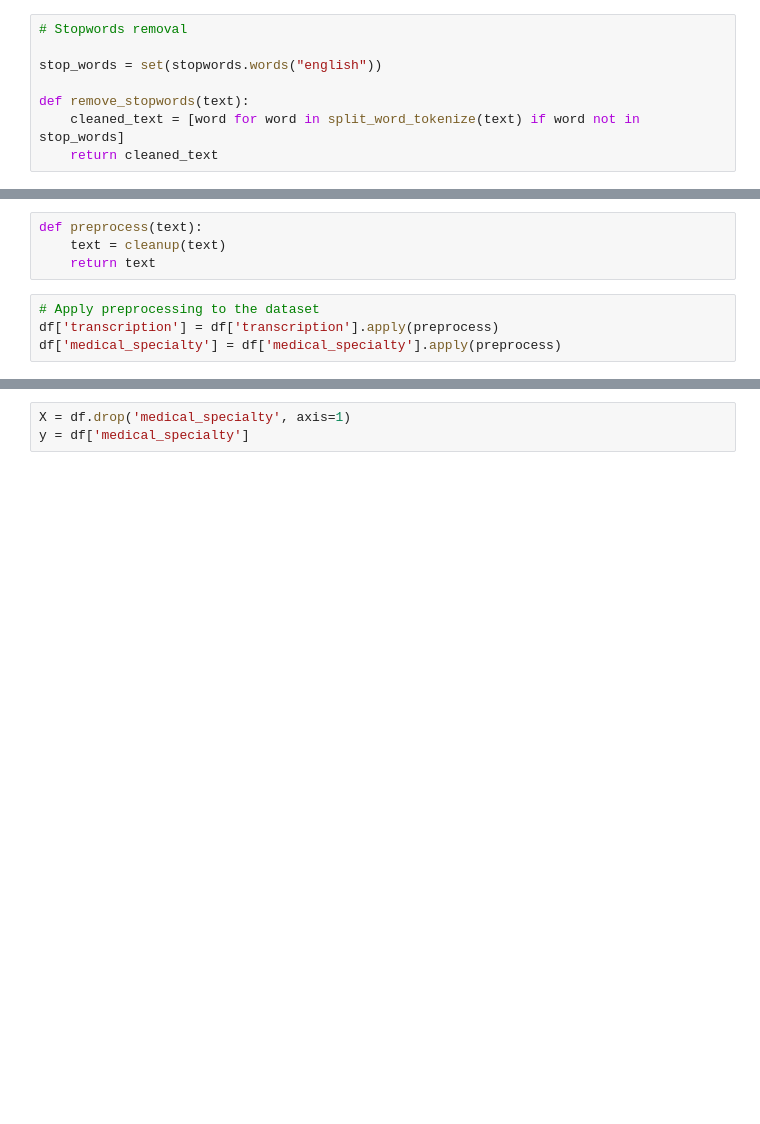
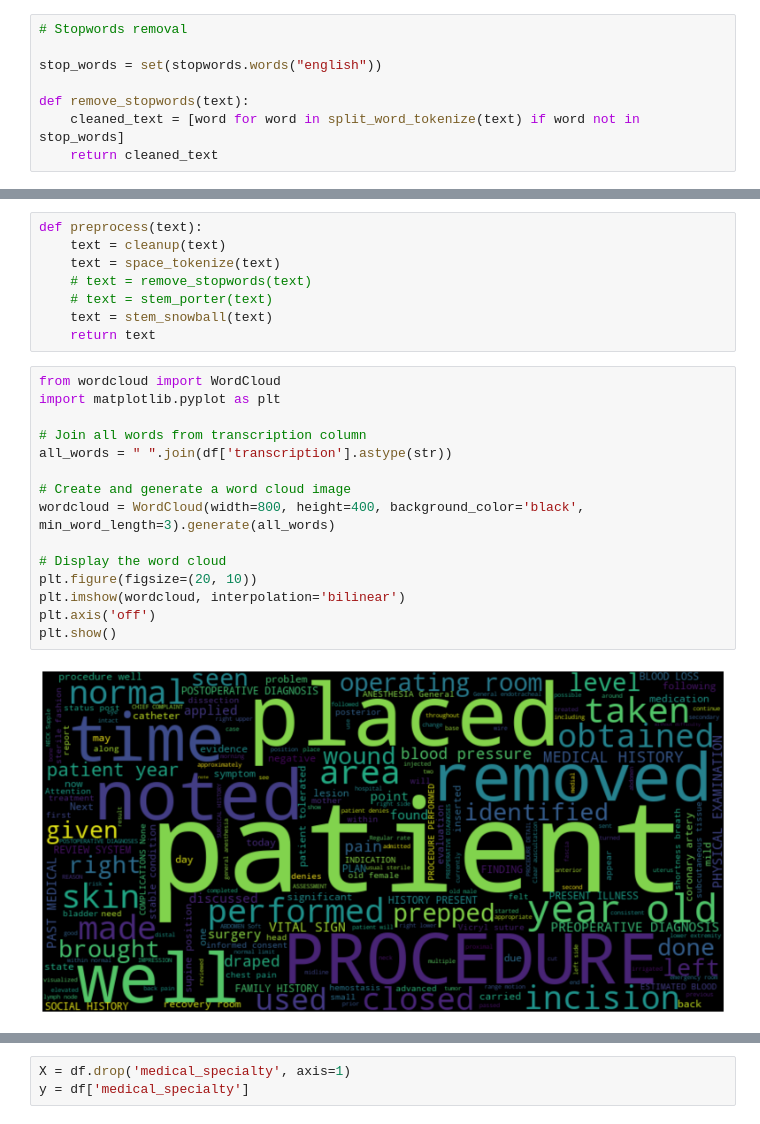
Before and after one commit to NourHabra/HealthCompass-AI, a Jupyter notebook: midterm.ipynb, the cells around one changed output, grey strips where cells are left out. Cells and saved outputs as stored; diff of their text form; blank space fills up the shorter version.

Commit message:
Porter & Snowball stemmers

```diff
--- a/midterm.ipynb
+++ b/midterm.ipynb
@@ -192,11 +203,28 @@ def remove_stopwords(text):
 # %%
 def preprocess(text):
     text = cleanup(text)
+    text = space_tokenize(text)
+    # text = remove_stopwords(text)
+    # text = stem_porter(text)
+    text = stem_snowball(text)
     return text
-# %%
-# Apply preprocessing to the dataset
-df['transcription'] = df['transcription'].apply(preprocess)
-df['medical_specialty'] = df['medical_specialty'].apply(preprocess)
+# %%
+from wordcloud import WordCloud
+import matplotlib.pyplot as plt
+
+# Join all words from transcription column
+all_words = " ".join(df['transcription'].astype(str))
+
+# Create and generate a word cloud image
+wordcloud = WordCloud(width=800, height=400, background_color='black', min_word_length=3).generate(all_words)
+
+# Display the word cloud
+plt.figure(figsize=(20, 10))
+plt.imshow(wordcloud, interpolation='bilinear')
+plt.axis('off')
+plt.show()
+# %% [output]
+[figure, added]
 # %%
 df.head(10)
 # %% [output]
```
Also changed, not shown: parts of 6 cells of this notebook.
